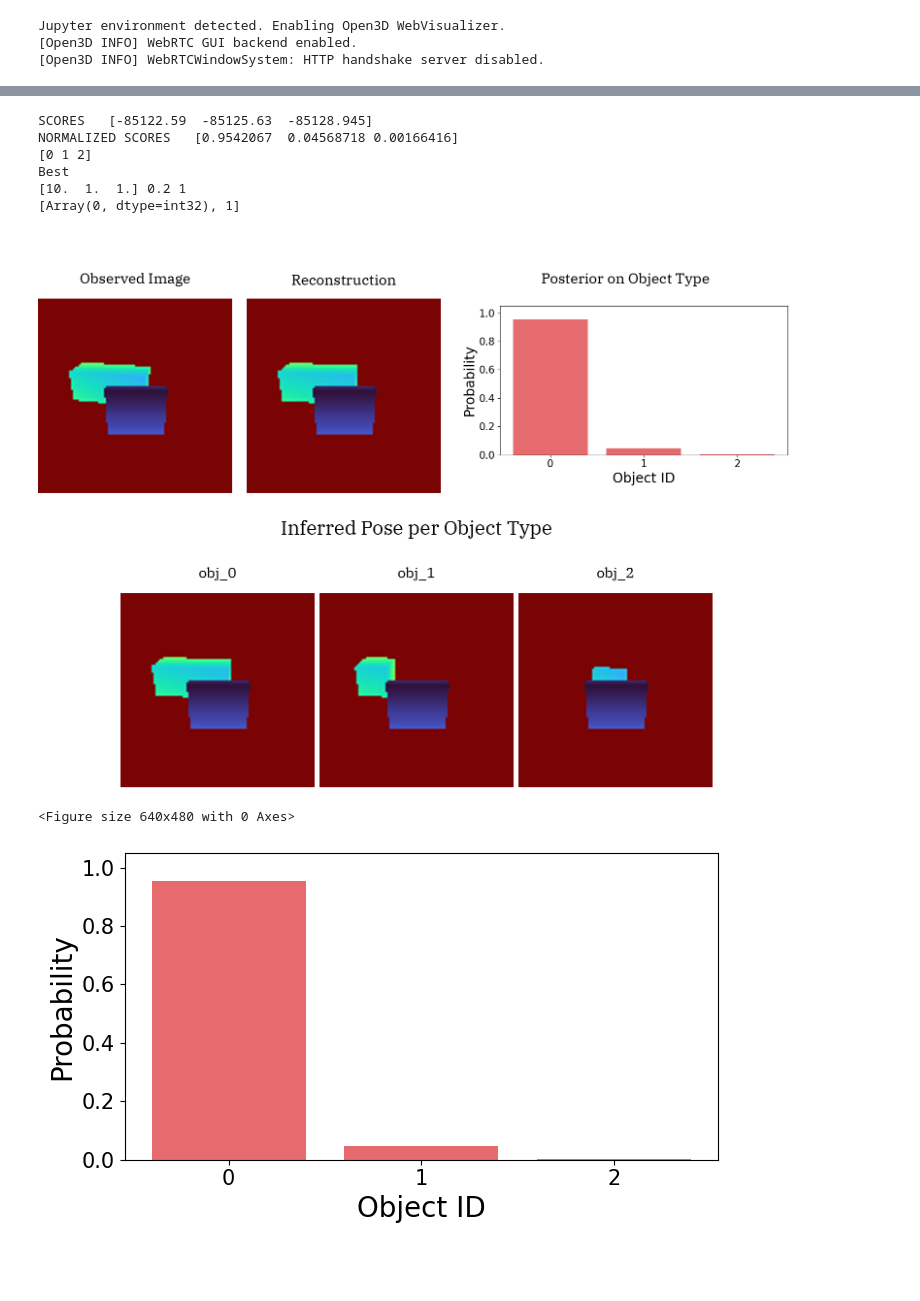
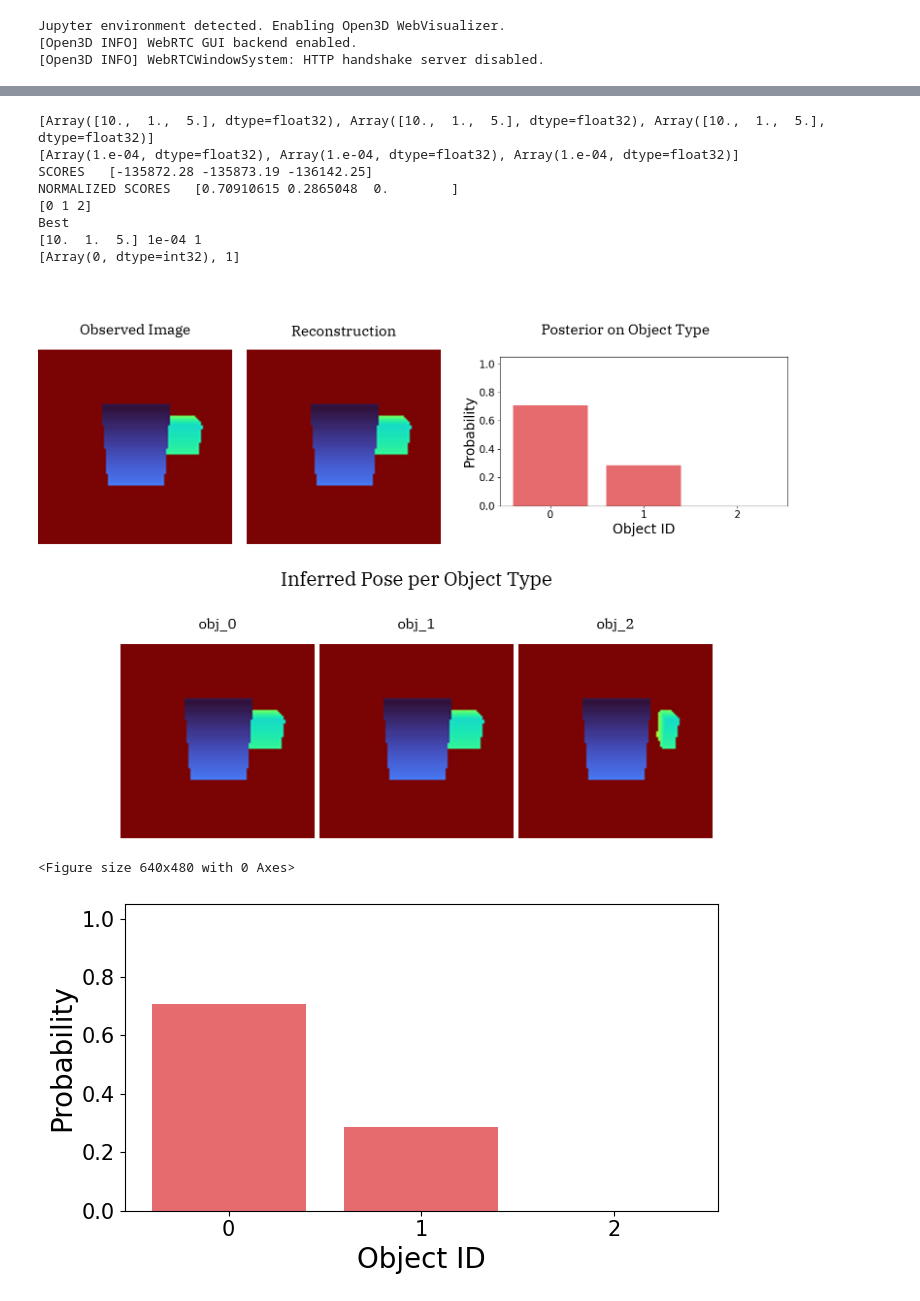
Before and after one commit to probcomp/bayes3d, a Jupyter notebook: experiments/tabletop/posterior_uncertainty.ipynb, the cells around one changed output, grey strips where cells are left out. Drawn from its saved outputs; the diff is of its cells as text; code cells hidden in the pictures; blank space fills up the shorter version.

```diff
--- a/experiments/tabletop/posterior_uncertainty.ipynb
+++ b/experiments/tabletop/posterior_uncertainty.ipynb
@@ -47,10 +47,10 @@ table_pose = j.t3d.inverse_pose(
 )
 contact_plane = table_pose @ j.scene_graph.contact_planes(table_dims)[2]
 # %%
-occluder = j.mesh.make_cuboid_mesh(jnp.array([10.0, 70.0, 60.0]))
-obj_a = j.mesh.make_cuboid_mesh(jnp.array([50.0, 120.0, 50.0]))
+occluder = j.mesh.make_cuboid_mesh(jnp.array([10.0, 70.0, 100.0]))
+obj_a = j.mesh.make_cuboid_mesh(jnp.array([50.0, 80.0, 50.0]))
 obj_b = j.mesh.make_cuboid_mesh(jnp.array([50.0, 50.0, 50.0]))
-obj_c = j.mesh.make_cuboid_mesh(jnp.array([50.0, 10.0, 50.0]))
+obj_c = j.mesh.make_cuboid_mesh(jnp.array([50.0, 20.0, 50.0]))
 renderer = j.Renderer(intrinsics, num_layers=1024)
 renderer.add_mesh(occluder)
 renderer.add_mesh(obj_a)
@@ -90,8 +90,8 @@ def inference():
                 observed_point_cloud_image,
                 reconstruction[:,:,:,:3],
                 reconstruction[:,:,:, -1],
-                POTENTIAL_R, OUTLIER_PROBS, OUTLIER_VOLUME
-            ).sum([-1,-2])
+                POTENTIAL_R, OUTLIER_PROBS, OUTLIER_VOLUME, 7
+            )
 
             ii,jj,kk = jnp.unravel_index(p.argmax(), p.shape)
             contact_param = contact_param_grid[ii]
@@ -153,7 +141,7 @@ poses = j.scene_graph.pose_from_contact_and_face_params_multiobject_jit(
     jnp.array(
         [
             [0.0, 100.0, 0.0],
-            [40.582275390625, 0.0, 0.2],
+            [-60.0, 0.0, 0.0],
         ]
     ),
     jnp.array([3,3]),
@@ -172,7 +160,8 @@ reconstruction = renderer.render_multiobject(
 )
 
 all_hypotheses = inference()
-
+print([i[2] for i in all_hypotheses])
+print([i[3] for i in all_hypotheses])
 
 scores = jnp.array([i[0] for i in all_hypotheses])
 normalized_scores = j.utils.normalize_log_scores(scores)
@@ -189,13 +178,10 @@ object_poses = best_poses[:,None,...]
 object_ids = object_ids + [obj_id]
 print(object_ids)
 
-# outliers = (
-#     (1.0 - best_outlier_prob) * (j.gaussian_mixture_image_multi_r_jit(observed_point_cloud_image, reconstruction[:,:,:3], reconstruction[:,:, -1], best_r))
-#         <
-#     (best_outlier_prob / OUTLIER_VOLUME)
-# )
+
 
 # height_factor = outlier_prob_viz.height / observed_image_viz.height
+
 plt.clf()
 plt.figure(figsize=(7,4))
 color = np.array([229, 107, 111])/255.0
@@ -218,38 +204,38 @@ depth_viz = j.scale_image(j.get_depth_image(observed_point_cloud_image[:,:,2]),
 
 height_factor = depth_viz.height / posterior_bar_chart.height
 
 
-
-# outlier_viz = j.scale_image(j.get_depth_image(1.0 - outliers), SCALING_FACTOR)
 viz1 = j.multi_panel(
     [
         depth_viz,
         j.scale_image(j.get_depth_image(reconstruction[:,:,2]), SCALING_FACTOR),
         j.scale_image(posterior_bar_chart, height_factor)
     ],
     labels=[
         "Observed Image",
         "Reconstruction",
         "Posterior on Object Type",
     ],
     middle_width=30
 )
 
 viz2 = j.multi_panel(
     [j.scale_image(j.get_depth_image(r[1][:,:,2]), SCALING_FACTOR) for r in all_hypotheses],
     labels=["obj_{:d}".format(idx, i.item()) for (idx,i) in enumerate(normalized_scores)],
     title="Inferred Pose per Object Type"
 )
 
 final_viz = j.vstack_images([viz1, viz2])
 final_viz
 # %% [output]
-SCORES   [-85122.59  -85125.63  -85128.945]
-NORMALIZED SCORES   [0.9542067  0.04568718 0.00166416]
+[Array([10.,  1.,  5.], dtype=float32), Array([10.,  1.,  5.], dtype=float32), Array([10.,  1.,  5.], dtype=float32)]
+[Array(1.e-04, dtype=float32), Array(1.e-04, dtype=float32), Array(1.e-04, dtype=float32)]
+SCORES   [-135872.28 -135873.19 -136142.25]
+NORMALIZED SCORES   [0.70910615 0.2865048  0.        ]
 [0 1 2]
 Best
-[10.  1.  1.] 0.2 1
+[10.  1.  5.] 1e-04 1
 [Array(0, dtype=int32), 1]
-[figure, old version]
+[figure, new version]
 <Figure size 640x480 with 0 Axes>
-[figure, old version]
+[figure, new version]
```
Also changed, not shown: parts of 6 cells of this notebook, 1 other file.
